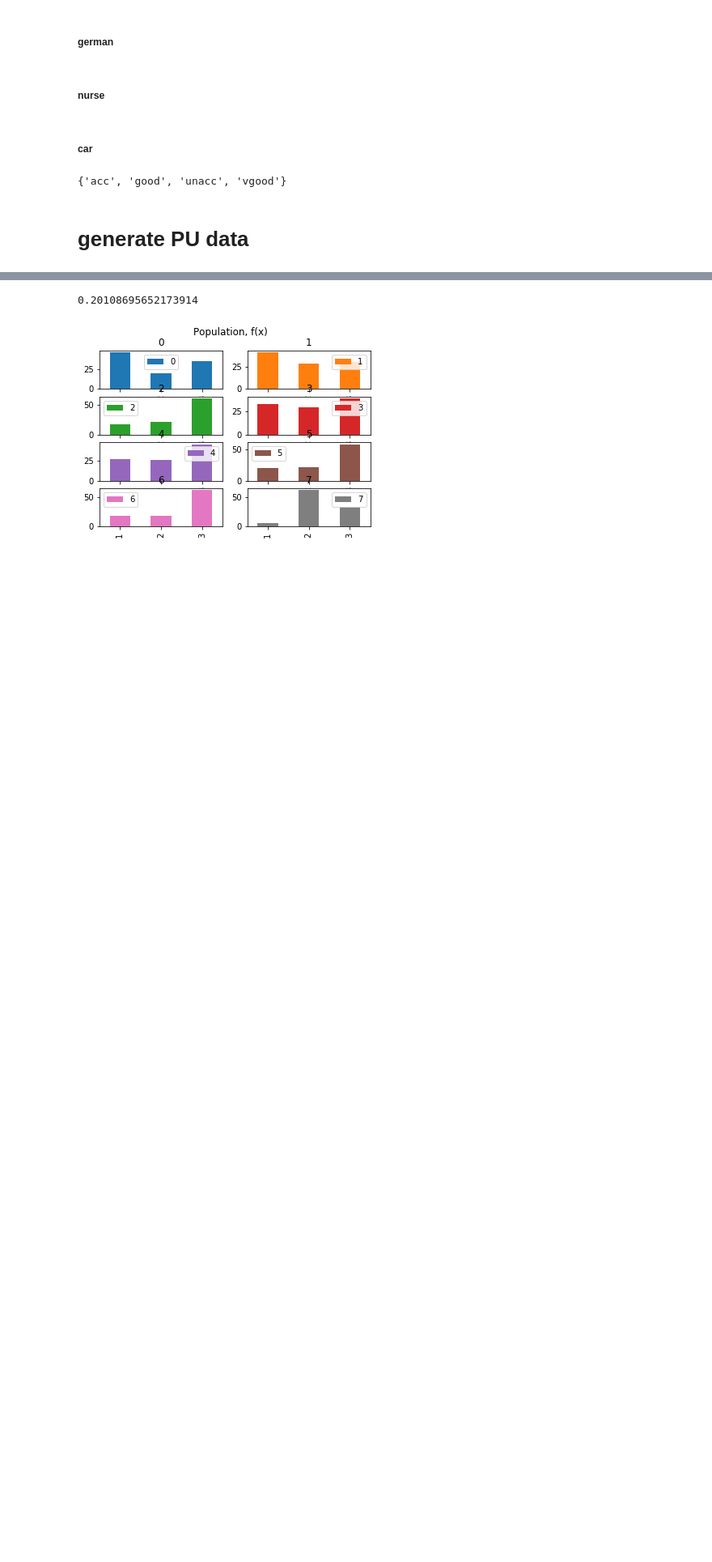
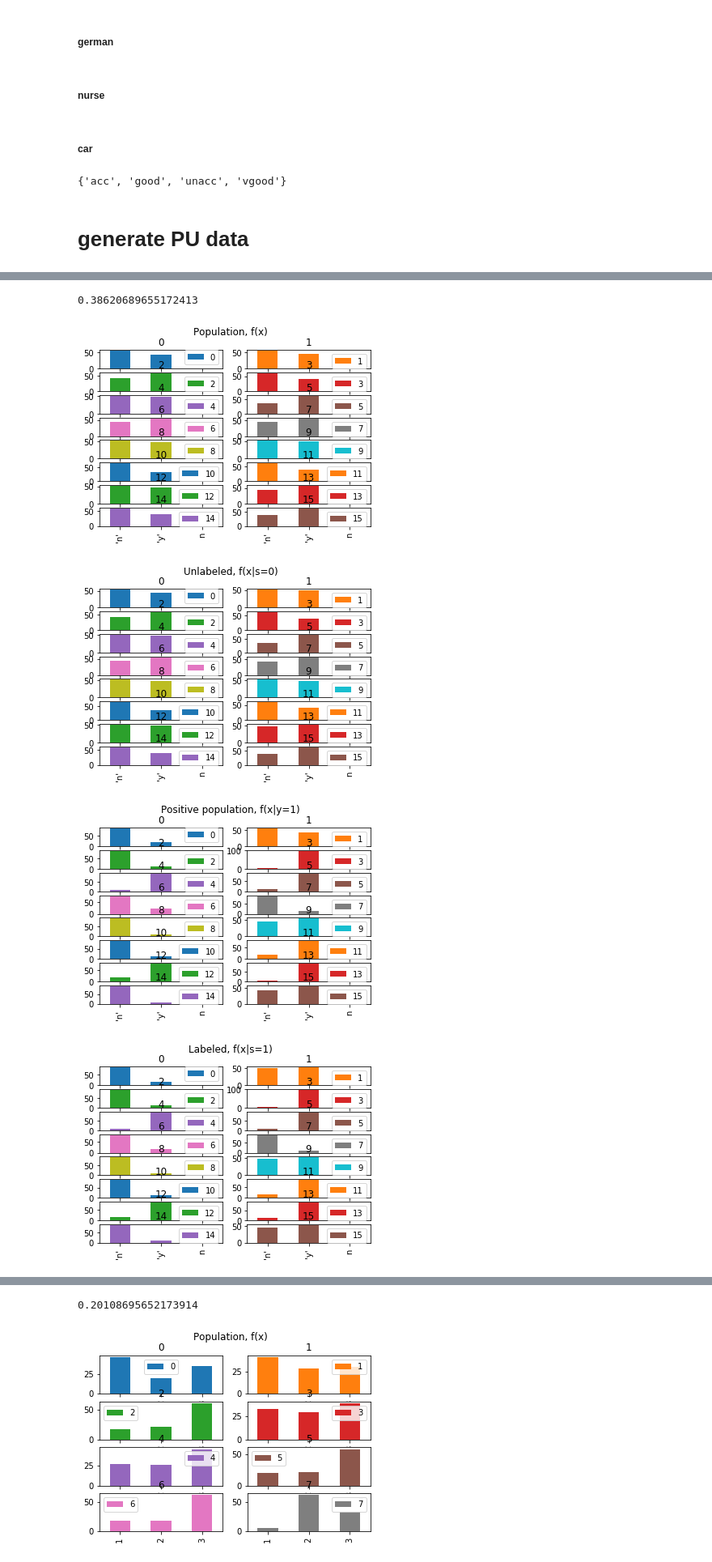
Before and after one commit to chengning-zhang/Bayesian-Classifers-for-PU_learning, a Jupyter notebook: example/PU Learning for Bayesian classifiers.ipynb, the cells around one changed output, grey strips where cells are left out. Shown: that part at 81% size. Cells and saved outputs as stored; diff of their text form; code cells hidden in the pictures; blank space fills up the shorter version.

```diff
--- a/example/PU Learning for Bayesian classifiers.ipynb
+++ b/example/PU Learning for Bayesian classifiers.ipynb
@@ -257,0 +313,13 @@ class PUgenerator:
+# %%
+vote_pu = PUgenerator()
+vote_pu.fit(X11,y11,n_L = 100,n_U =300,pos_label = "'republican'" )
+vote_pu.prevalence_
+# %% [output]
+0.38620689655172413
+# %%
+vote_pu.plot_dist()
+# %% [output]
+[figure, added]
+[figure, added]
+[figure, added]
+[figure, added]
```
Also changed, not shown: parts of 141 cells of this notebook.
